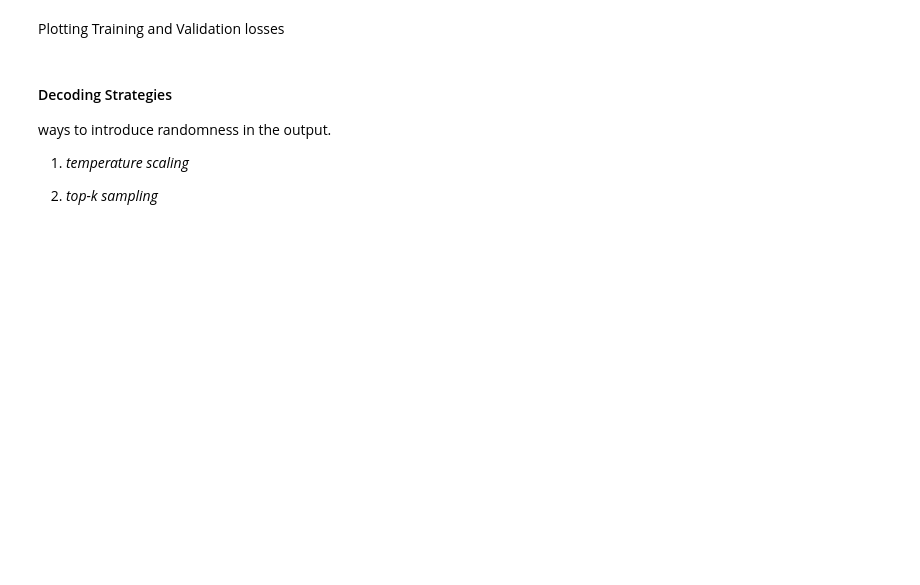
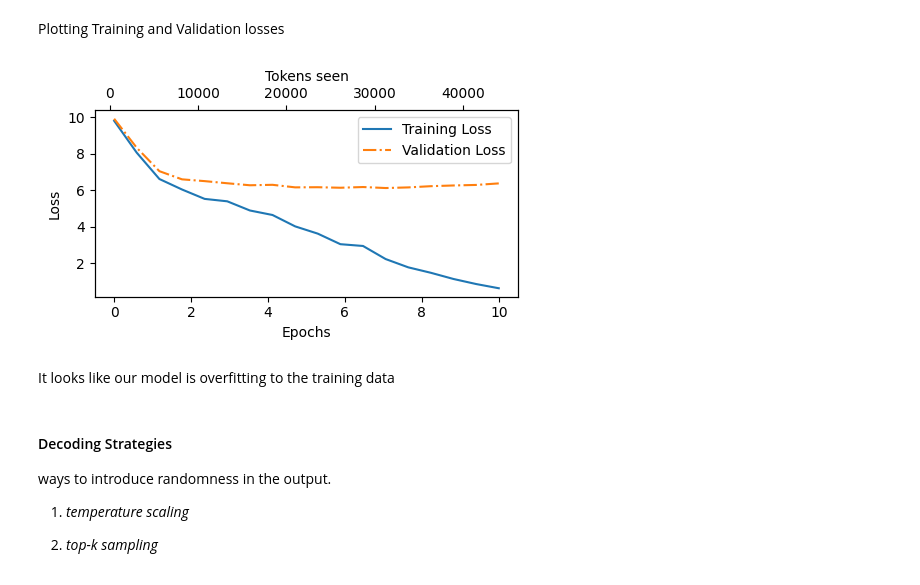
Before and after one commit to aashu-0/llm-from-scratch, a Jupyter notebook: llm_book_notes/05pretraining-gpt.ipynb, the cells around one changed output. Saved outputs shown, nothing was run; the diff lists cells and outputs as text; code cells hidden in the pictures; blank space fills up the shorter version.

```diff
--- a/llm_book_notes/05pretraining-gpt.ipynb
+++ b/llm_book_notes/05pretraining-gpt.ipynb
@@ -471,13 +471,14 @@ model.to(device)
 optimizer = torch.optim.AdamW(model.parameters(), lr=0.0004, weight_decay = 0.1)
 
 num_epochs = 10
-train_losses, val_losses, token_seen = train_model_simple(model,
-                                                          train_loader,
-                                                          val_loader,
-                                                          optimizer,
-                                                          device,
-                                                          num_epochs,
-                                                          eval_freq=5,
-                                                          eval_iter=5,
-                                                          start_context="Every effort moves you",
-                                                          tokenizer= tokenizer)
+train_losses, val_losses, token_seen = train_model_simple(
+    model,
+    train_dataloader,
+    val_dataloader,
+    optimizer,
+    device,
+    num_epochs,
+    eval_freq=5,
+    eval_iter=5,
+    start_context="Every effort moves you",
+    tokenizer= tokenizer)
@@ -486,31 +505,35 @@ Plotting Training and Validation losses
 # %%
 import matplotlib.pyplot as plt
 from matplotlib.ticker import MaxNLocator
 
 # MaxNLocator -> tries to select resonable num of ticks with integer values instead of decimel points
 
 
 def plot_losses(epochs_seen, tokens_seen, train_losses, val_losses):
     fig, ax1 = plt.subplots(figsize =(5,3))
     ax1.plot(epochs_seen, train_losses, label= 'Training Loss')
     ax1.plot(epochs_seen, val_losses, linestyle ='-.', label = 'Validation Loss')
 
     ax1.set_xlabel('Epochs')
     ax1.set_ylabel('Loss')
     ax1.legend(loc= 'upper right')
 
     ax1.xaxis.set_major_locator(MaxNLocator(integer = True))
     ax2 = ax1.twiny() # creates a twin x-axis (shared y-axis) for existing axis ax1
 
-    ax2.plot(tokens_seen, train_losses, alpha=0) # alpha = 0 -> invisible plot
+    ax2.plot(token_seen, train_losses, alpha=0) # alpha = 0 -> invisible plot
     ax2.set_xlabel('Tokens seen')
     fig.tight_layout()
     plt.show()
 
 
 
 epochs_tensor = torch.linspace(0, num_epochs, len(train_losses))
-plot_losses(epochs_tensor, tokens_seen, train_losses, val_losses)
+plot_losses(epochs_tensor, token_seen, train_losses, val_losses)
+# %% [output]
+[figure, added]
+# %% [markdown]
+It looks like our model is overfitting to the training data
 # %% [markdown]
 #### Decoding Strategies
 ways to introduce randomness in the output.
```
Also changed, not shown: parts of 26 cells of this notebook.
